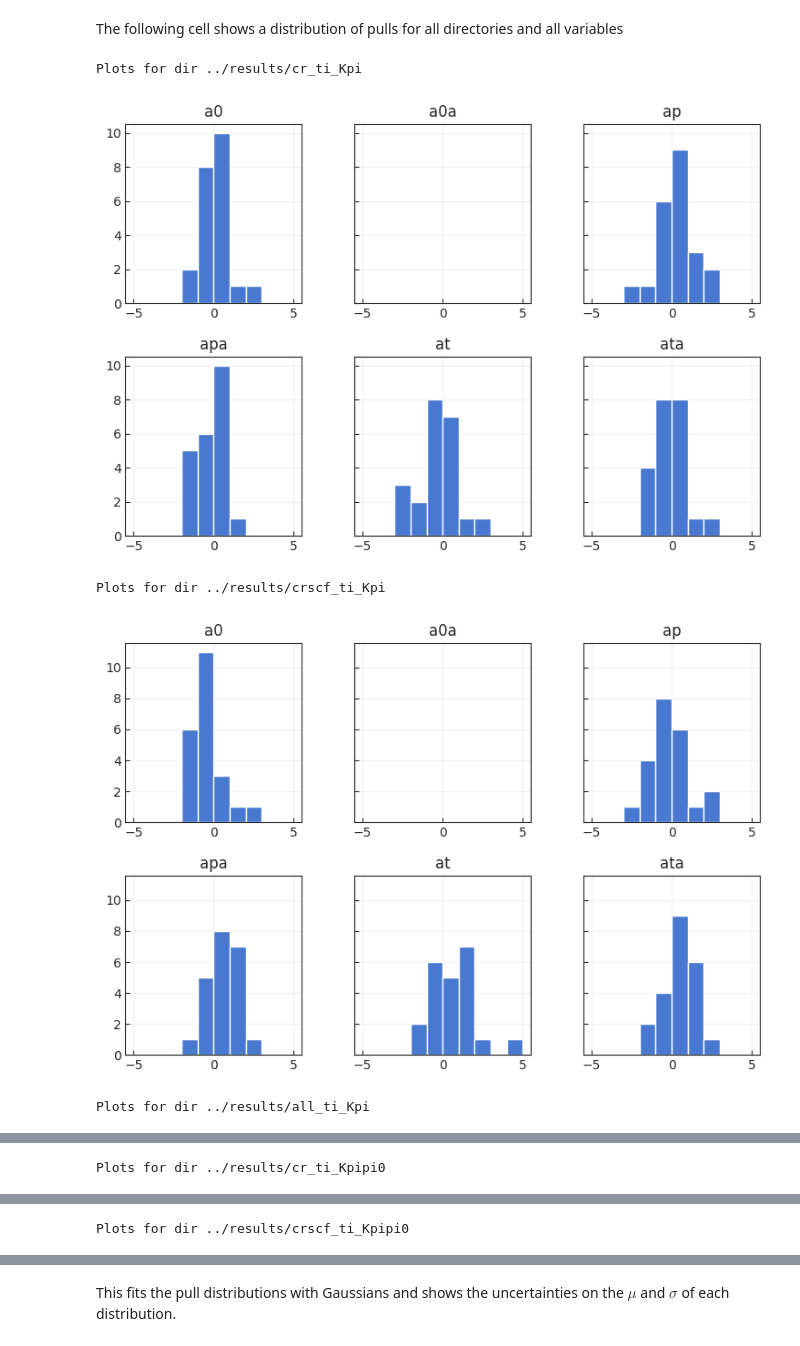
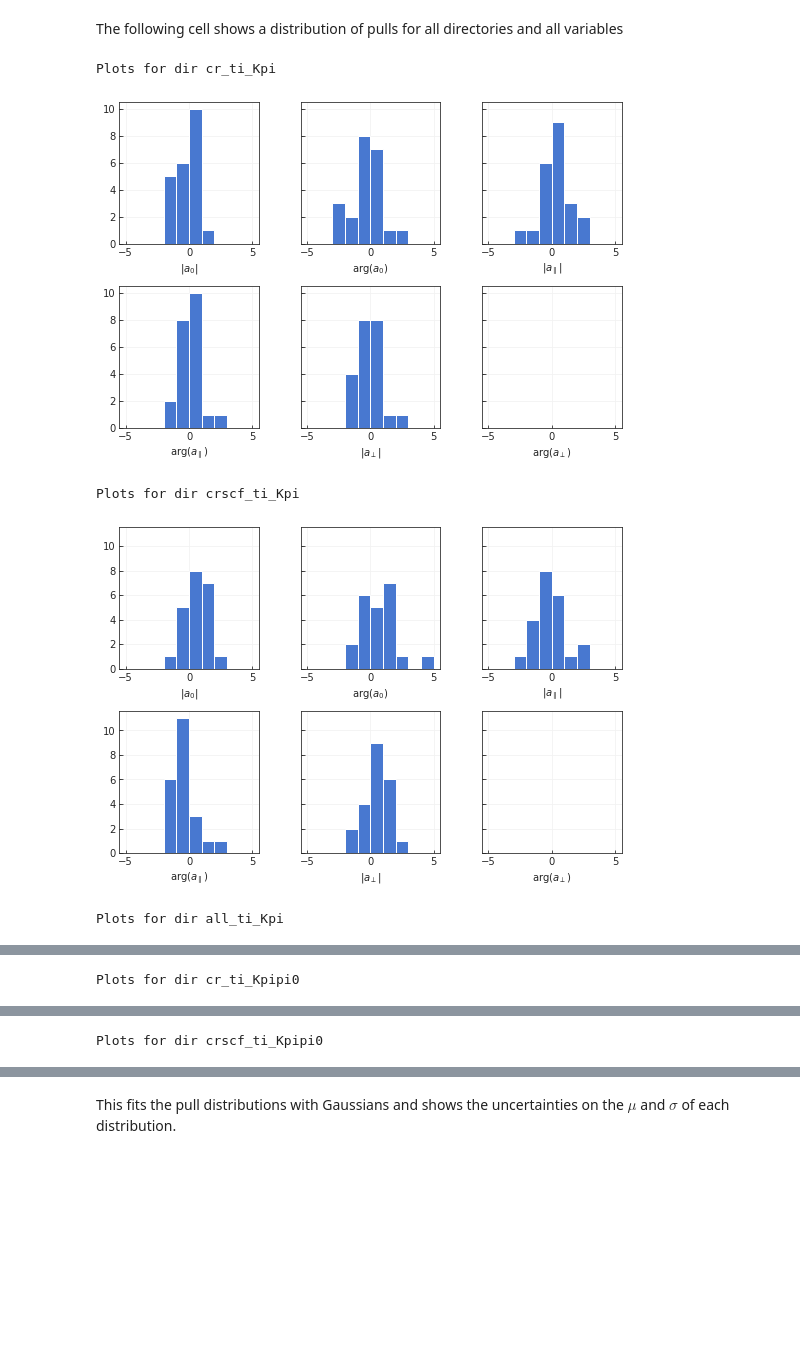
Before and after one commit to dcervenkov/dst-rho-ana, a Jupyter notebook: DSRhoCPFit/tools/FitPulls.ipynb, the cells around one changed output, grey strips where cells are left out. Cells and saved outputs as stored; diff of their text form; code cells hidden in the pictures; blank space fills up the shorter version.

Commit message:
Improve pull distribution Jupyter plots

```diff
--- a/DSRhoCPFit/tools/FitPulls.ipynb
+++ b/DSRhoCPFit/tools/FitPulls.ipynb
@@ -31,7 +31,13 @@ Prepare variable list for reading the result files. `var_names` need to be chang
 import os
 import glob
 var_types = ("gen", "fit", "err")
-var_names = ("ap", "apa", "a0", "a0a", "at", "ata")
+var_dict = {"ap": r"$|a_\parallel|$",
+            "apa": r"$\arg(a_\parallel)$",
+            "a0": r"$|a_0|$",
+            "a0a": r"$\arg(a_0)$",
+            "at": r"$|a_\perp|$",
+            "ata": r"$\arg(a_\perp)$"}
+var_names = list(var_dict.keys())
 # var_names = ("ap", "apa", "a0", "a0a", "at", "ata", "xp", "x0", "xt", "yp", "y0", "yt", "xbp", "xb0", "xbt", "ybp", "yb0", "ybt")
 vars = ([var_name + "_" + var_type for var_name in var_names for var_type in var_types])
 # %%
@@ -104,15 +110,20 @@ The following cell shows a distribution of pulls for all directories and all var
 # %%
 plt.rcParams["figure.figsize"] = [9,6]
 # plt.rcParams["figure.figsize"] = [9,18]
 for i, dir in enumerate(dirs):
     axs = dfs_pulls[i].hist(column=list(var_names),
-                            sharey=True, layout = (2, 3), range=(-5, 5), bins=10)
+                            sharey=True, layout=(2, 3), range=(-5, 5), bins=10)
 #                             sharey=True, layout = (6, 3), range=(-5, 5), bins=10)
-    print("Plots for dir " + dir)
+    print("Plots for dir " + os.path.basename(dir))
+    for ax in axs.flat:
+        ax.set_xlabel(var_dict[ax.title.get_text()])
+        ax.set_title("")
+
+#     plt.savefig(os.path.basename(dir) + "_pull_dist.pdf", bbox_inches = 'tight')
     plt.show()
 # %% [output]
-Plots for dir ../results/cr_ti_Kpi
+Plots for dir cr_ti_Kpi
-[figure, old version]
+[figure, new version]
-Plots for dir ../results/crscf_ti_Kpi
+Plots for dir crscf_ti_Kpi
-[figure, old version]
+[figure, new version]
-Plots for dir ../results/all_ti_Kpi
+Plots for dir all_ti_Kpi
@@ -120 +131 @@ Plots for dir ../results/all_ti_Kpi
-Plots for dir ../results/cr_ti_Kpipi0
+Plots for dir cr_ti_Kpipi0
@@ -122 +133 @@ Plots for dir ../results/cr_ti_Kpipi0
-Plots for dir ../results/crscf_ti_Kpipi0
+Plots for dir crscf_ti_Kpipi0
```
Also changed, not shown: parts of 4 cells of this notebook.
